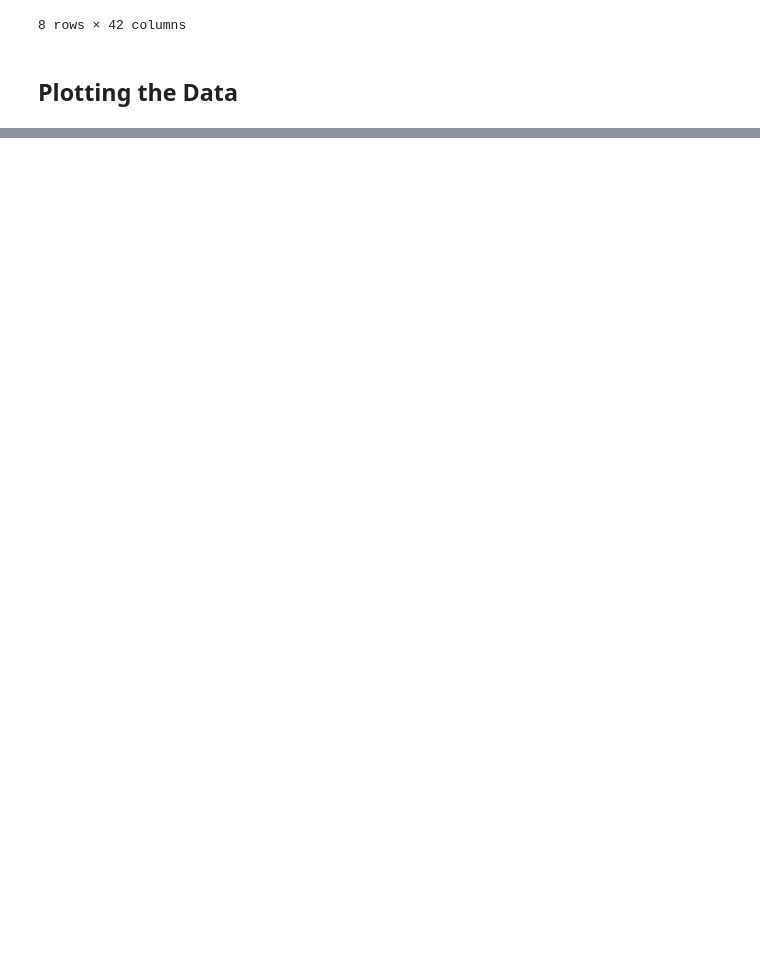
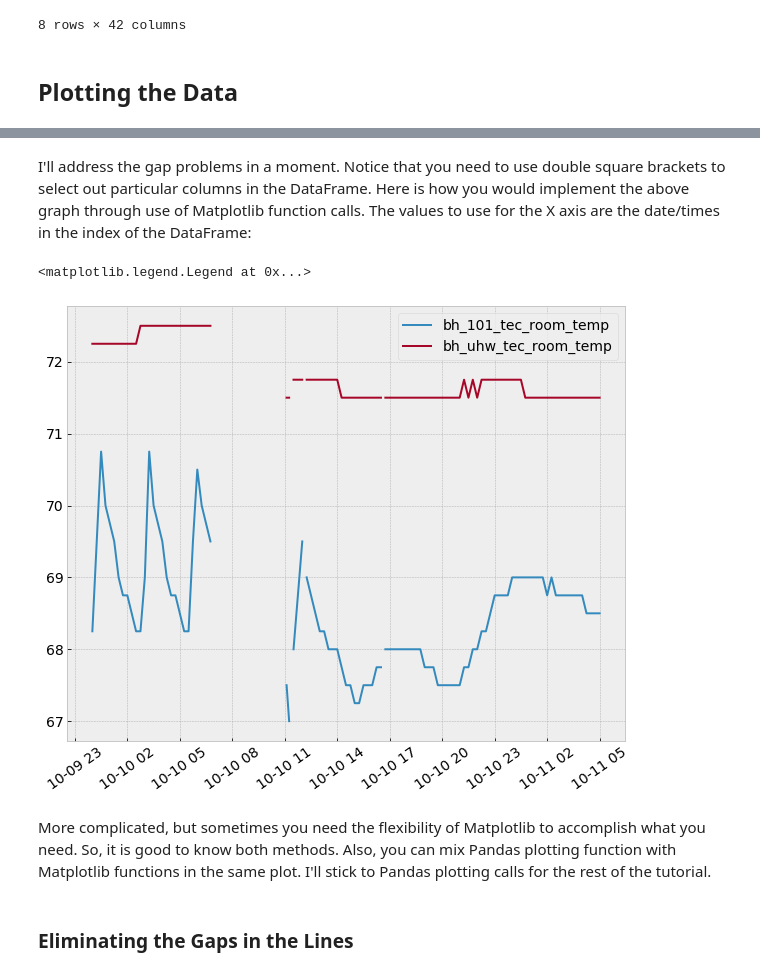
Before and after one commit to alanmitchell/fnsb-benchmark, a Jupyter notebook: ddc/ddc_data_tutorial.ipynb, the cells around one changed output, grey strips where cells are left out. Saved outputs shown, nothing was run; the diff lists cells and outputs as text; code cells hidden in the pictures; blank space fills up the shorter version.

```diff
--- a/ddc/ddc_data_tutorial.ipynb
+++ b/ddc/ddc_data_tutorial.ipynb
@@ -130,0 +138,14 @@ df.describe()
+# %% [markdown]
+I'll address the gap problems in a moment.  Notice that you need to use double square brackets to select out particular columns in the DataFrame.  Here is how you would implement the above graph through use of Matplotlib function calls.  The values to use for the X axis are the date/times in the index of the DataFrame:
+# %%
+plt.plot(df.index, df.bh_101_tec_room_temp, label='bh_101_tec_room_temp')
+plt.plot(df.index, df.bh_uhw_tec_room_temp, label='bh_uhw_tec_room_temp')
+plt.xticks(rotation=35)
+plt.legend()
+# %% [output]
+<matplotlib.legend.Legend at 0x...>
+[figure, added]
+# %% [markdown]
+More complicated, but sometimes you need the flexibility of Matplotlib to accomplish what you need.  So, it is good to know both methods. Also, you can mix Pandas plotting function with Matplotlib functions in the same plot. I'll stick to Pandas plotting calls for the rest of the tutorial.
+# %% [markdown]
+### Eliminating the Gaps in the Lines
```
Also changed, not shown: parts of 2 cells of this notebook.
